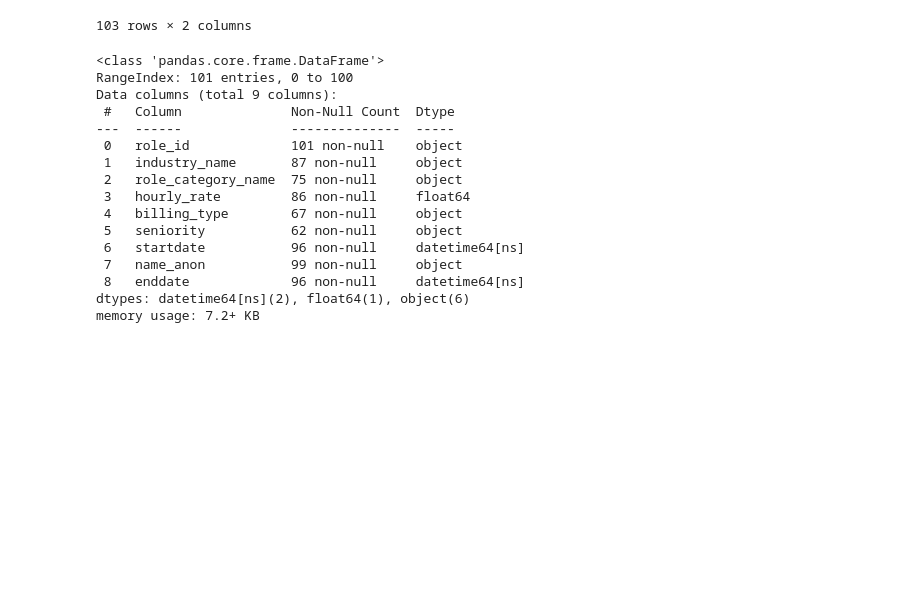
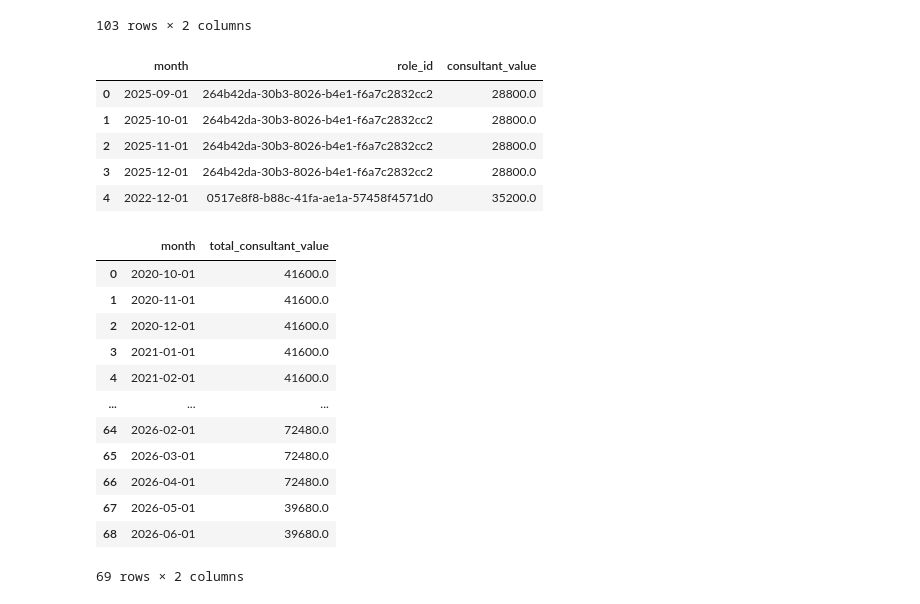
Before and after one commit to alshakarti/hyper_island_bi, a Jupyter notebook: eda.ipynb, the cells around one changed output. Cells and saved outputs as stored; diff of their text form; code cells hidden in the pictures; blank space fills up the shorter version.

Commit message:
added potential consultant worth and clean up

```diff
--- a/eda.ipynb
+++ b/eda.ipynb
@@ -1251,31 +1251,54 @@ df13
 # %%
 # Left join df4 (main) with df13 based on role_id
 consultants = df4.merge(
     df13,
     on='role_id',
     how='left'
 )
 
-consultants['startdate'] = pd.to_datetime(consultants['startdate'])
-consultants['enddate'] = pd.to_datetime(consultants['enddate'])
+today = pd.Timestamp.today().normalize()
+consultants_clean = consultants.copy()
+consultants_clean['startdate'] = pd.to_datetime(consultants_clean['startdate'])
+consultants_clean['enddate'] = pd.to_datetime(consultants_clean['enddate']).fillna(today)
+consultants_clean = consultants_clean.dropna(subset=['startdate', 'hourly_rate'])
+consultants_clean.loc[consultants_clean['enddate'] < consultants_clean['startdate'], 'enddate'] = consultants_clean['startdate']
 
+records = []
+for row in consultants_clean.itertuples():
+    months = pd.period_range(row.startdate, row.enddate, freq='M')
+    for month in months:
+        records.append({
+            'month': month.to_timestamp(),
+            'role_id': row.role_id,
+            'consultant_value': row.hourly_rate * 32
+        })
 
-# Display the result
-consultants.info()
+consultant_monthly = pd.DataFrame(records)
+monthly_totals = (
+    consultant_monthly.groupby('month', as_index=False)['consultant_value']
+    .sum()
+    .rename(columns={'consultant_value': 'total_consultant_value'})
+)
+
+display(consultant_monthly.head())
+display(monthly_totals)
 # %% [output]
+|  | month | role_id | consultant_value |
+| 0 | 2025-09-01 | 264b42da-30b3-8026-b4e1-f6a7c2832cc2 | 28800.0 |
+| 1 | 2025-10-01 | 264b42da-30b3-8026-b4e1-f6a7c2832cc2 | 28800.0 |
+| 2 | 2025-11-01 | 264b42da-30b3-8026-b4e1-f6a7c2832cc2 | 28800.0 |
+| 3 | 2025-12-01 | 264b42da-30b3-8026-b4e1-f6a7c2832cc2 | 28800.0 |
+| 4 | 2022-12-01 | 0517e8f8-b88c-41fa-ae1a-57458f4571d0 | 35200.0 |
+|  | month | total_consultant_value |
+| 0 | 2020-10-01 | 41600.0 |
+| 1 | 2020-11-01 | 41600.0 |
+| 2 | 2020-12-01 | 41600.0 |
+| 3 | 2021-01-01 | 41600.0 |
+| 4 | 2021-02-01 | 41600.0 |
+| ... | ... | ... |
+| 64 | 2026-02-01 | 72480.0 |
+| 65 | 2026-03-01 | 72480.0 |
+| 66 | 2026-04-01 | 72480.0 |
+| 67 | 2026-05-01 | 39680.0 |
+| 68 | 2026-06-01 | 39680.0 |
-<class 'pandas.core.frame.DataFrame'>
-RangeIndex: 101 entries, 0 to 100
-Data columns (total 9 columns):
- #   Column              Non-Null Count  Dtype
----  ------              --------------  -----
- 0   role_id             101 non-null    object
- 1   industry_name       87 non-null     object
- 2   role_category_name  75 non-null     object
- 3   hourly_rate         86 non-null     float64
- 4   billing_type        67 non-null     object
- 5   seniority           62 non-null     object
- 6   startdate           96 non-null     datetime64[ns]
- 7   name_anon           99 non-null     object
- 8   enddate             96 non-null     datetime64[ns]
-dtypes: datetime64[ns](2), float64(1), object(6)
-memory usage: 7.2+ KB
+69 rows × 2 columns
```
Also changed, not shown: parts of 5 cells of this notebook, 6 other files.
